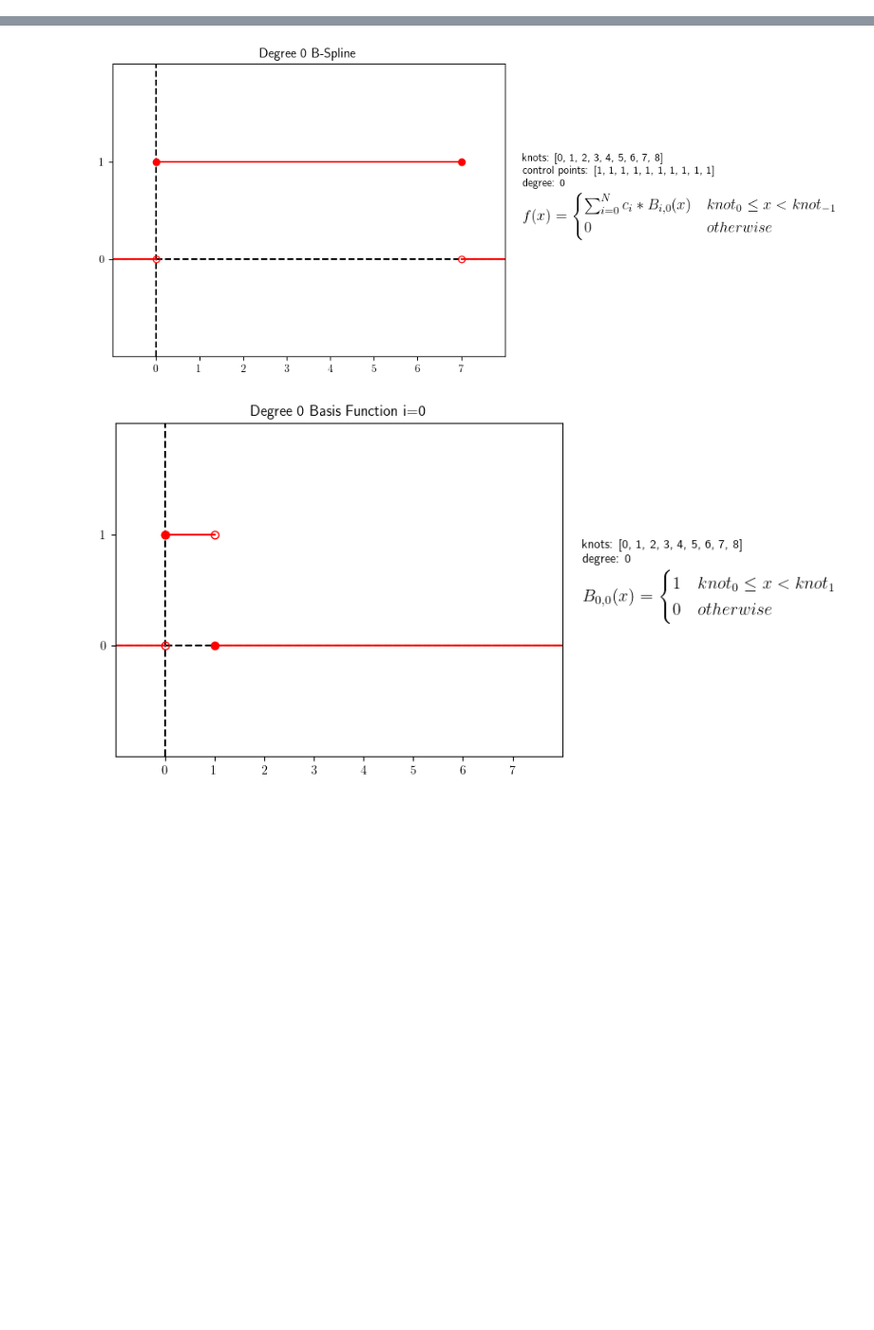
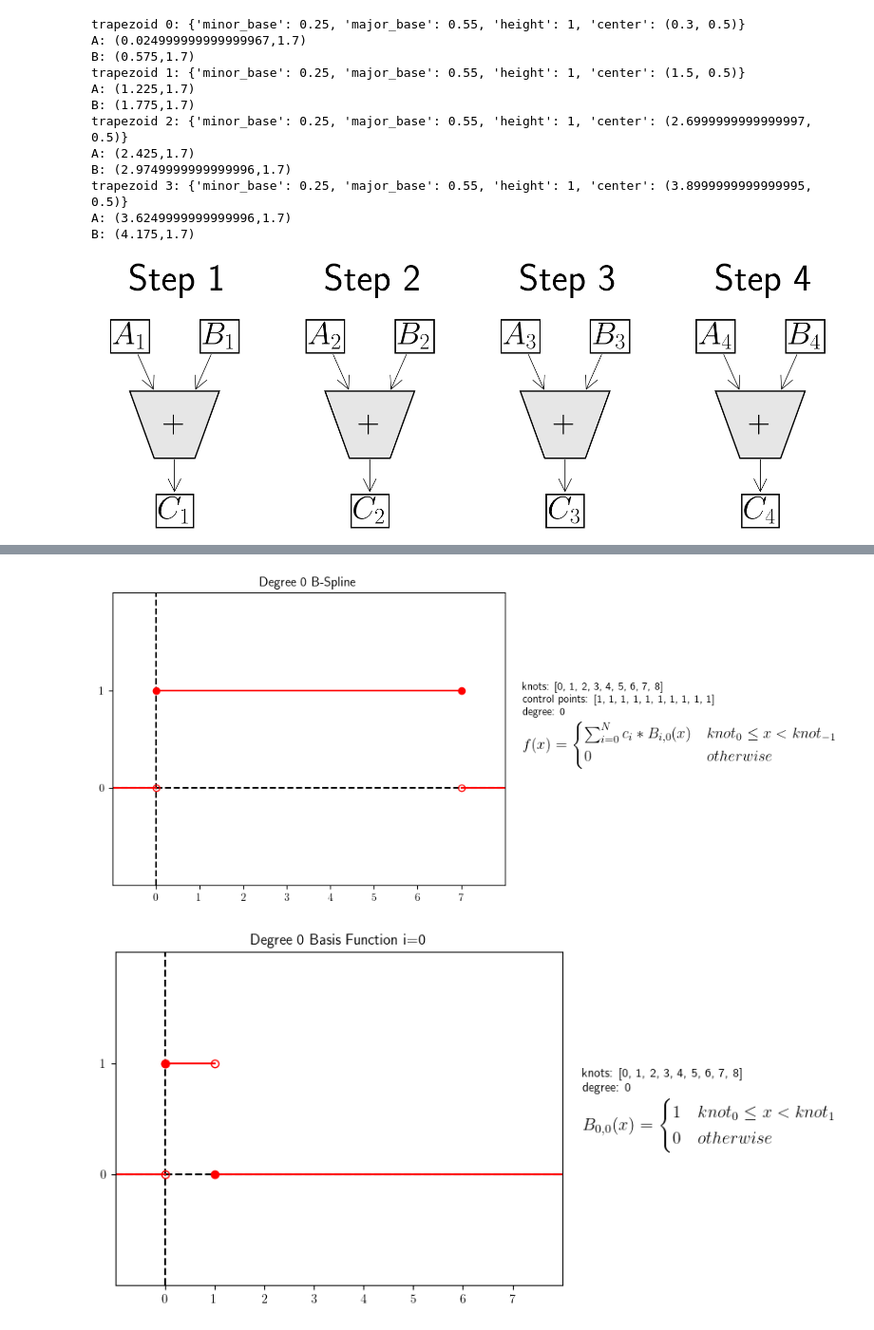
Before and after one commit to lprekon/lprekon.github.io, a Jupyter notebook: content/simd_benchmarking/simd_blogpost_graphics.ipynb, the cells around one changed output, grey strips where cells are left out. Shown: that part at 95% size. Drawn from its saved outputs; the diff is of its cells as text; code cells hidden in the pictures; blank space fills up the shorter version.

```diff
--- a/content/simd_benchmarking/simd_blogpost_graphics.ipynb
+++ b/content/simd_benchmarking/simd_blogpost_graphics.ipynb
@@ -50,3 +50,81 @@ basis_colors = ["red", "blue", "green", "orange", "purple", "brown", "pink", "gr
 import os
 
 os.makedirs(image_folder_name, exist_ok=True)
+# %%
+from matplotlib.patches import PathPatch
+from matplotlib.path import Path
+
+trap_center_x_offset = 0.3
+trapezoid = {"minor_base": 0.25, "major_base": 0.55, "height": 1, "center": (trap_center_x_offset, 0.5)}
+image_spacing = 1.2
+fs = 48
+
+codes = [Path.MOVETO] + [Path.LINETO] * 3 + [Path.CLOSEPOLY]
+
+fig, ax = plt.subplots()
+fig.set_size_inches(20, 2)
+ax.axis("off")
+
+# ax.annotate("test", xy=(trap_center_x_offset, 1.01), fontsize=100, bbox=dict(edgecolor="red", lw=2), arrowprops=dict(arrowstyle="->", lw=2))
+
+for i in range(0,4):
+    trapezoid["center"] = (i * image_spacing + 0.3, trapezoid["center"][1])
+    print(f"trapezoid {i}: {trapezoid}")
+    vertices = [
+        (trapezoid["center"][0] - trapezoid["major_base"] / 2, trapezoid["center"][1] + trapezoid["height"] / 2),
+        (trapezoid["center"][0] + trapezoid["major_base"] / 2, trapezoid["center"][1] + trapezoid["height"] / 2),
+        (trapezoid["center"][0] + trapezoid["minor_base"] / 2, trapezoid["center"][1] - trapezoid["height"] / 2),
+        (trapezoid["center"][0] - trapezoid["minor_base"] / 2, trapezoid["center"][1] - trapezoid["height"] / 2),
+        # (0,0)
+    ]
+    # print(vertices)
+    # print(codes)
+    # path = Path(vertices, codes)
+    # patch = PathPatch(path, facecolor="none", edgecolor="black", lw=2)
+
+
+    # ax.add_patch(patch)
+    # x_nodes = [trapezoid["center"][0] - trapezoid["major_base"] / 2, trapezoid["center"][0] - trapezoid["minor_base"] / 2]
+    # y1_nodes = [trapezoid["center"][1] + trapezoid["height"]/2]*2
+    # y2_nodes = [y1_nodes[1]] + [trapezoid["center"][1] - trapezoid["height"]/2]
+    # ax.fill_between(x_nodes, y1_nodes, y2_nodes)
+
+    ax.fill([v[0] for v in vertices], [v[1] for v in vertices], facecolor="0.9", edgecolor="black", lw=2)
+
+    box_props = {"edgecolor": "black", "facecolor": "white", "lw": 2}
+
+    A_x = trapezoid["center"][0] - trapezoid["major_base"] / 2
+    A_y = trapezoid["center"][1] + trapezoid["height"] * 1.2
+    B_x = trapezoid["center"][0] + trapezoid["major_base"] / 2
+    B_y = trapezoid["center"][1] + trapezoid["height"] * 1.2
+    C_x = trapezoid["center"][0]
+    C_y = trapezoid["center"][1] - trapezoid["height"] * 1.4
+    Left_x = trapezoid["center"][0] - trapezoid["minor_base"]/2
+    LR_y = trapezoid["center"][1] + trapezoid["height"]/2
+    Right_x = trapezoid["center"][0] + trapezoid["minor_base"]/2
+    Bottom_y = trapezoid["center"][1] - trapezoid["height"]/2
+    Bottom_x = trapezoid["center"][0]
+    print(f"A: ({A_x},{A_y})")
+    print(f"B: ({B_x},{B_y})")
+    ax.annotate(f"Step {i+1}", xy= (Left_x, LR_y), xytext=(A_x, A_y + 0.8), fontsize=fs * 1.2, ha="left")
+    ax.annotate(f"$A_{i+1}$", xy= (Left_x, LR_y), xytext=(A_x, A_y), arrowprops=dict(arrowstyle="->", lw=1), fontsize=fs, ha="center", bbox = box_props)
+    ax.annotate(f"$B_{i+1}$", xy= (Right_x, LR_y), xytext=(B_x, B_y), arrowprops=dict(arrowstyle="->", lw=1), fontsize=fs, ha="center", bbox = box_props)
+    ax.annotate(f"$C_{i+1}$", xy = (Bottom_x, Bottom_y), xytext=(C_x, C_y), arrowprops=dict(arrowstyle="<-", lw=1), fontsize=fs, ha="center", bbox = box_props)
+
+    ax.annotate("+", xy=(trapezoid["center"][0], trapezoid["center"][1]), fontsize=fs, ha="center", va="center")
+
+fig.savefig(f"{image_folder_name}/scalar_adding.png", bbox_inches="tight")
+# %% [output]
+trapezoid 0: {'minor_base': 0.25, 'major_base': 0.55, 'height': 1, 'center': (0.3, 0.5)}
+A: (0.024999999999999967,1.7)
+B: (0.575,1.7)
+trapezoid 1: {'minor_base': 0.25, 'major_base': 0.55, 'height': 1, 'center': (1.5, 0.5)}
+A: (1.225,1.7)
+B: (1.775,1.7)
+trapezoid 2: {'minor_base': 0.25, 'major_base': 0.55, 'height': 1, 'center': (2.6999999999999997, 0.5)}
+A: (2.425,1.7)
+B: (2.9749999999999996,1.7)
+trapezoid 3: {'minor_base': 0.25, 'major_base': 0.55, 'height': 1, 'center': (3.8999999999999995, 0.5)}
+A: (3.6249999999999996,1.7)
+B: (4.175,1.7)
+[figure, added]
```
Also changed, not shown: parts of 7 cells of this notebook, 1 other file.
